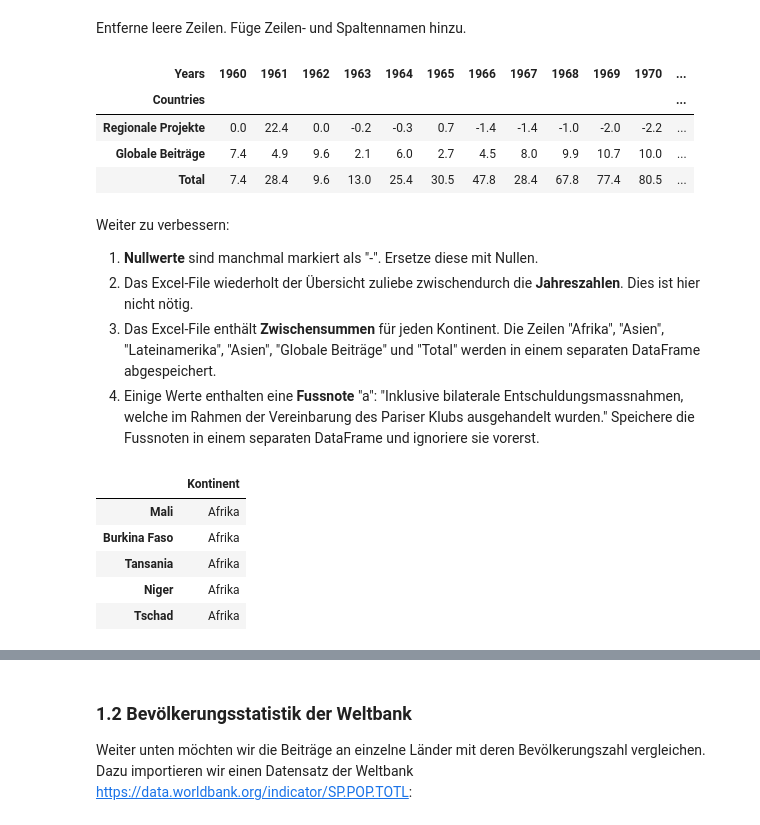
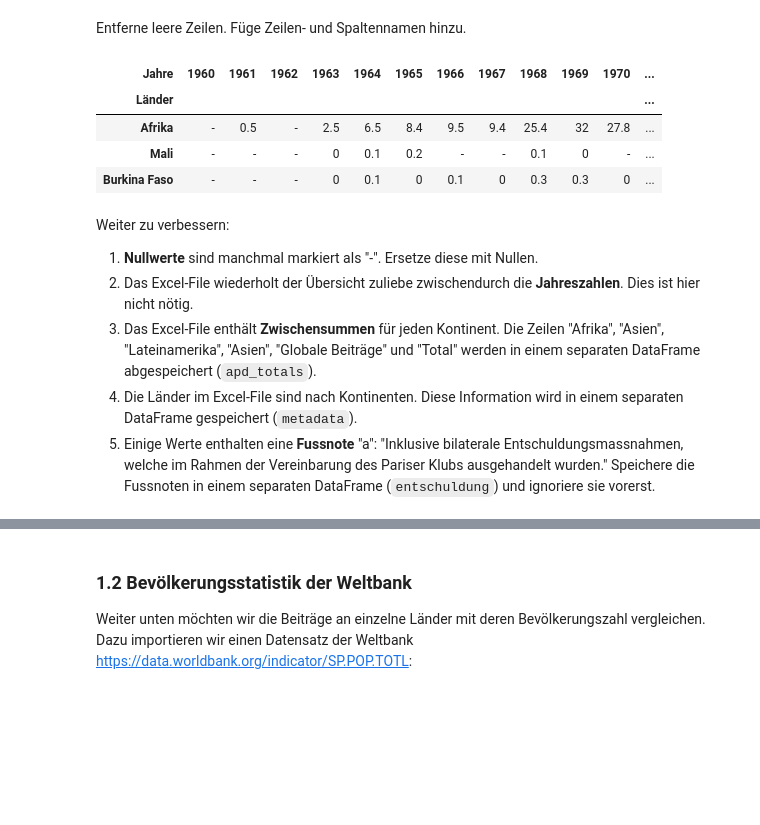
Before and after one commit to metroxylon/explorations, a Jupyter notebook: APD/APD.ipynb, the cells around one changed output, grey strips where cells are left out. Cells and saved outputs as stored; diff of their text form; code cells hidden in the pictures; blank space fills up the shorter version.

Commit message:
data added

````diff
--- a/APD/APD.ipynb
+++ b/APD/APD.ipynb
@@ -46,25 +47,26 @@ apd.head(5)
 Entferne leere Zeilen. Füge Zeilen- und Spaltennamen hinzu.
 # %%
 apd.columns = [str(year) for year in apd.loc[2,:]]
-apd.columns.name= "Years"
+apd.columns.name= "Jahre"
 apd.index = [str(country) for country in apd.iloc[:,0]]
-apd.index.name = "Countries"
+apd.index.name = "Länder"
 apd = apd.iloc[3:-1,1:]
 # %%
-apd.tail(3)
+apd.head(3)
 # %% [output]
-| Years | 1960 | 1961 | 1962 | 1963 | 1964 | 1965 | 1966 | 1967 | 1968 | 1969 | 1970 | ... |
-| Countries |  |  |  |  |  |  |  |  |  |  |  | ... |
-| Regionale Projekte | 0.0 | 22.4 | 0.0 | -0.2 | -0.3 | 0.7 | -1.4 | -1.4 | -1.0 | -2.0 | -2.2 | ... |
-| Globale Beiträge | 7.4 | 4.9 | 9.6 | 2.1 | 6.0 | 2.7 | 4.5 | 8.0 | 9.9 | 10.7 | 10.0 | ... |
-| Total | 7.4 | 28.4 | 9.6 | 13.0 | 25.4 | 30.5 | 47.8 | 28.4 | 67.8 | 77.4 | 80.5 | ... |
+| Jahre | 1960 | 1961 | 1962 | 1963 | 1964 | 1965 | 1966 | 1967 | 1968 | 1969 | 1970 | ... |
+| Länder |  |  |  |  |  |  |  |  |  |  |  | ... |
+| Afrika | - | 0.5 | - | 2.5 | 6.5 | 8.4 | 9.5 | 9.4 | 25.4 | 32 | 27.8 | ... |
+| Mali | - | - | - | 0 | 0.1 | 0.2 | - | - | 0.1 | 0 | - | ... |
+| Burkina Faso | - | - | - | 0 | 0.1 | 0 | 0.1 | 0 | 0.3 | 0.3 | 0 | ... |
 # %% [markdown]
 Weiter zu verbessern:
 
 1. **Nullwerte** sind manchmal markiert als "-". Ersetze diese mit Nullen.
 2. Das Excel-File wiederholt der Übersicht zuliebe zwischendurch die **Jahreszahlen**. Dies ist hier nicht nötig.
-3. Das Excel-File enthält **Zwischensummen** für jeden Kontinent. Die Zeilen "Afrika", "Asien", "Lateinamerika", "Asien", "Globale Beiträge" und "Total" werden in einem separaten DataFrame abgespeichert.
-4. Einige Werte enthalten eine **Fussnote** "a": "Inklusive bilaterale Entschuldungsmassnahmen, welche im Rahmen der Vereinbarung des Pariser Klubs ausgehandelt wurden." Speichere die Fussnoten in einem separaten DataFrame und ignoriere sie vorerst.
+3. Das Excel-File enthält **Zwischensummen** für jeden Kontinent. Die Zeilen "Afrika", "Asien", "Lateinamerika", "Asien", "Globale Beiträge" und "Total" werden in einem separaten DataFrame abgespeichert (```apd_totals```).
+4. Die Länder im Excel-File sind nach Kontinenten. Diese Information wird in einem separaten DataFrame gespeichert (```metadata```).
+5. Einige Werte enthalten eine **Fussnote** "a": "Inklusive bilaterale Entschuldungsmassnahmen, welche im Rahmen der Vereinbarung des Pariser Klubs ausgehandelt wurden." Speichere die Fussnoten in einem separaten DataFrame (```entschuldung```) und ignoriere sie vorerst.
 # %%
 # 1.
 apd = apd.replace(to_replace="-", value=0)
@@ -73,7 +75,7 @@ apd = apd.fillna(value=0)
 # 2.
 apd = apd.loc[apd.index != 'nan']
 # %%
-# Speichere Informationen zu Kontinenten in einem separaten DataFrame
+# Speichere die Information, welches Land zu welchem Kontinent gehört in einem separaten DataFrame
 afrika = list(apd.loc['Afrika':'Lateinamerika',].index)[1:-1]
 lateinamerika = list(apd.loc['Lateinamerika':'Asien',].index)[1:-1]
 asia = list(apd.loc['Asien':'Europa',].index)[1:-1]
@@ -83,14 +85,6 @@ laender = afrika + lateinamerika + asia + europa + ["Globale Beiträge"]
 metadata = pd.DataFrame(kontinent, index=laender)
 metadata.columns = ["Kontinent"]
 metadata = metadata[metadata.index.isin(['Andere Länder', 'Globale Beiträge', 'Regionale Projekte'])==False]
-metadata.head(5)
-# %% [output]
-|  | Kontinent |
-| Mali | Afrika |
-| Burkina Faso | Afrika |
-| Tansania | Afrika |
-| Niger | Afrika |
-| Tschad | Afrika |
 # %%
 # 3.
 apd_totals = apd[apd.index.isin(['Afrika', 'Lateinamerika', 'Asien','Europa', 'Total', 'Globale Beiträge', 'Regionale Projekte', 'Andere Länder'])]
````
Also changed, not shown: parts of 24 cells of this notebook, 8 other files.
